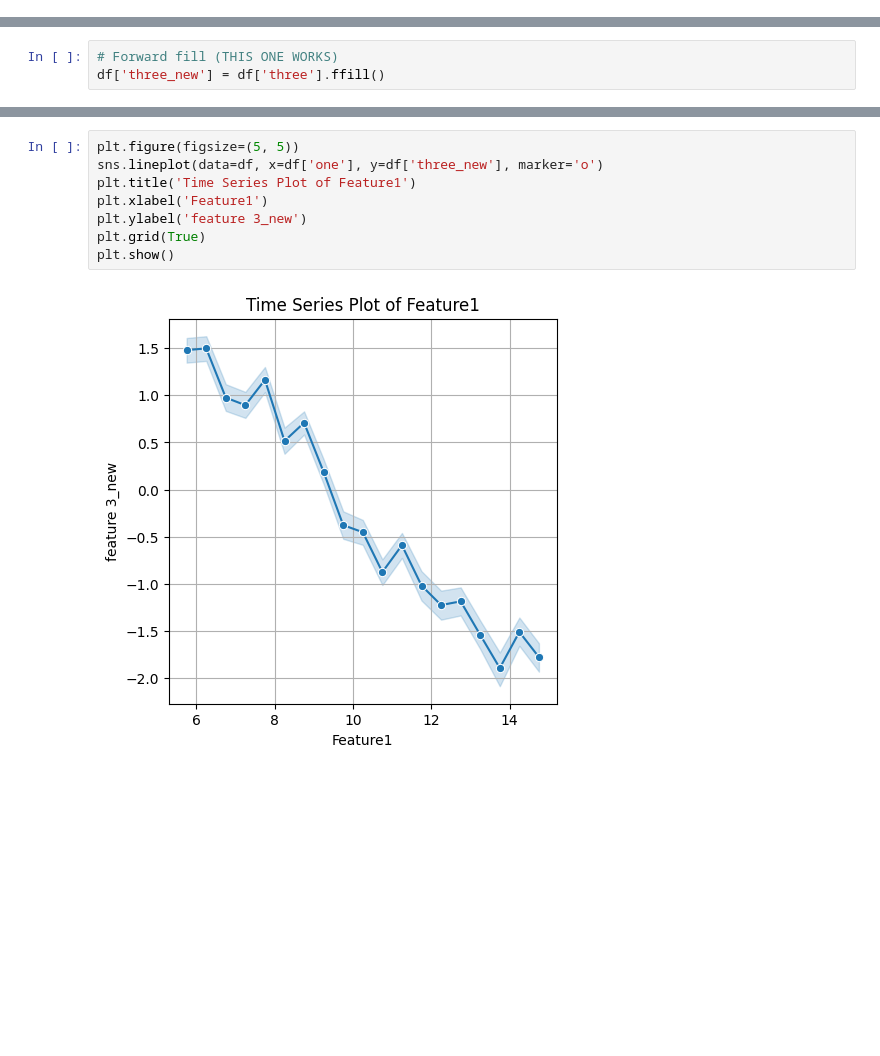
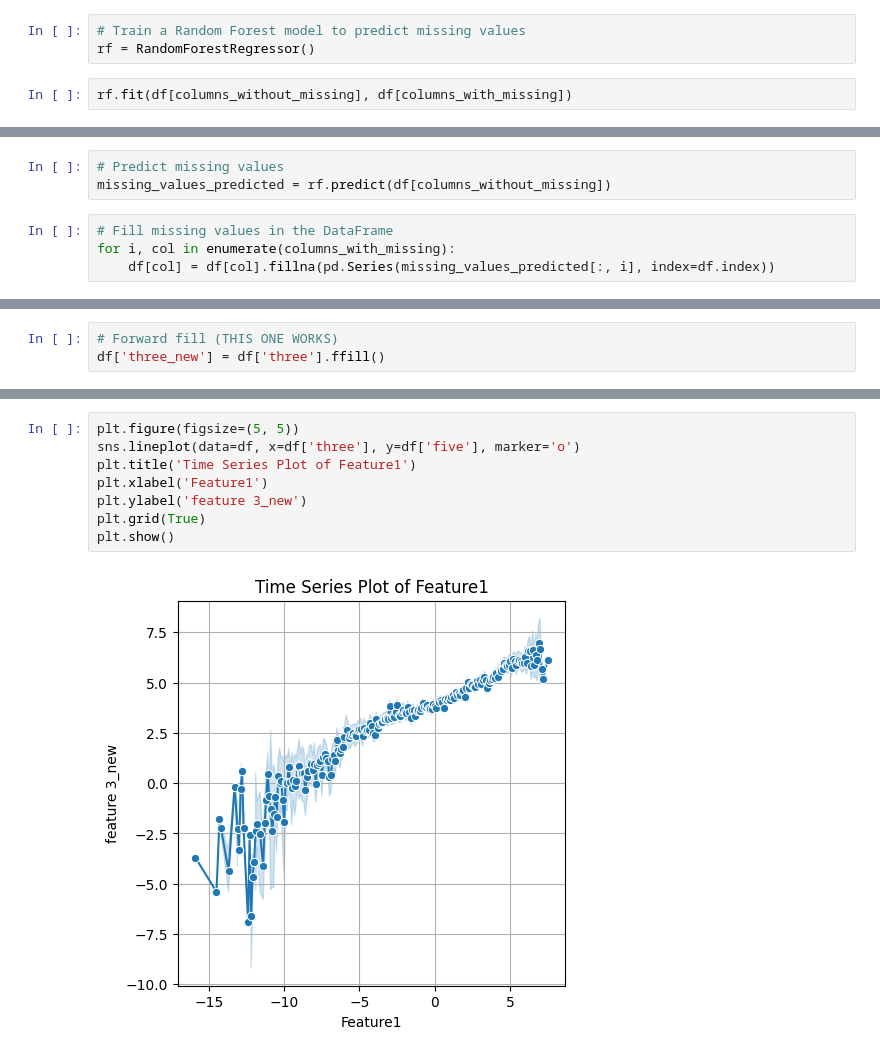
Before and after one commit to Behnekoogol/Time-series-Dataset, a Jupyter notebook: Lab.ipynb, the cells around one changed output, grey strips where cells are left out. Drawn from its saved outputs; the diff is of its cells as text; blank space fills up the shorter version.

Commit message:
missing values problem

```diff
--- a/Lab.ipynb
+++ b/Lab.ipynb
@@ -304,0 +314,5 @@ We measure the values with respect
+# %%
+# Train a Random Forest model to predict missing values
+rf = RandomForestRegressor()
+# %%
+rf.fit(df[columns_without_missing], df[columns_with_missing])
@@ -304,0 +321,7 @@ We measure the values with respect
+# %%
+# Predict missing values
+missing_values_predicted = rf.predict(df[columns_without_missing])
+# %%
+# Fill missing values in the DataFrame
+for i, col in enumerate(columns_with_missing):
+    df[col] = df[col].fillna(pd.Series(missing_values_predicted[:, i], index=df.index))
@@ -402,10 +433,10 @@ plt.show()
 # %%
 plt.figure(figsize=(5, 5))
-sns.lineplot(data=df, x=df['one'], y=df['three_new'], marker='o')
+sns.lineplot(data=df, x=df['three'], y=df['five'], marker='o')
 plt.title('Time Series Plot of Feature1')
 plt.xlabel('Feature1')
 plt.ylabel('feature 3_new')
 plt.grid(True)
 plt.show()
 # %% [output]
-[figure, old version]
+[figure, new version]
```
Also changed, not shown: parts of 20 cells of this notebook.
